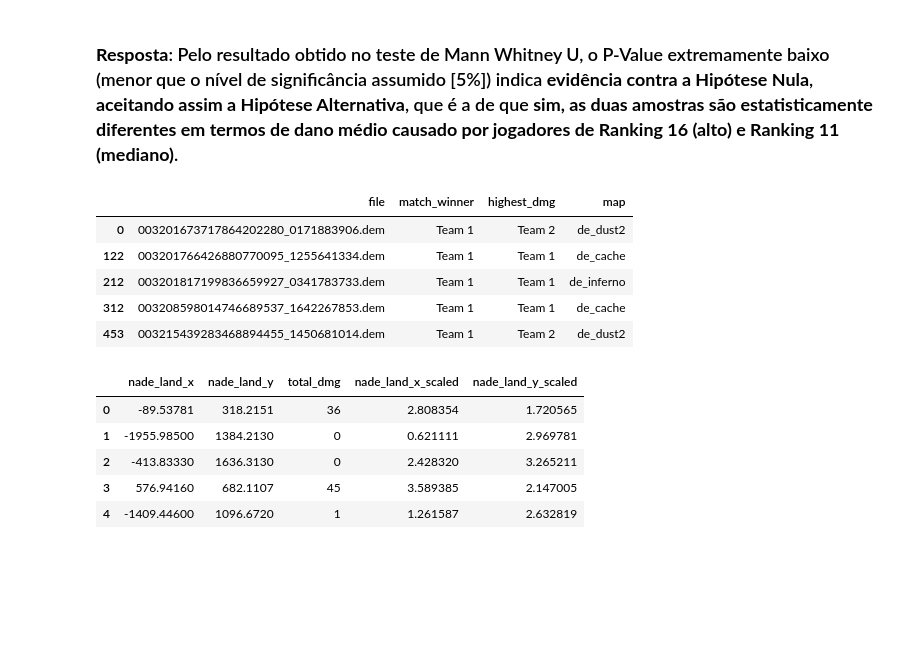
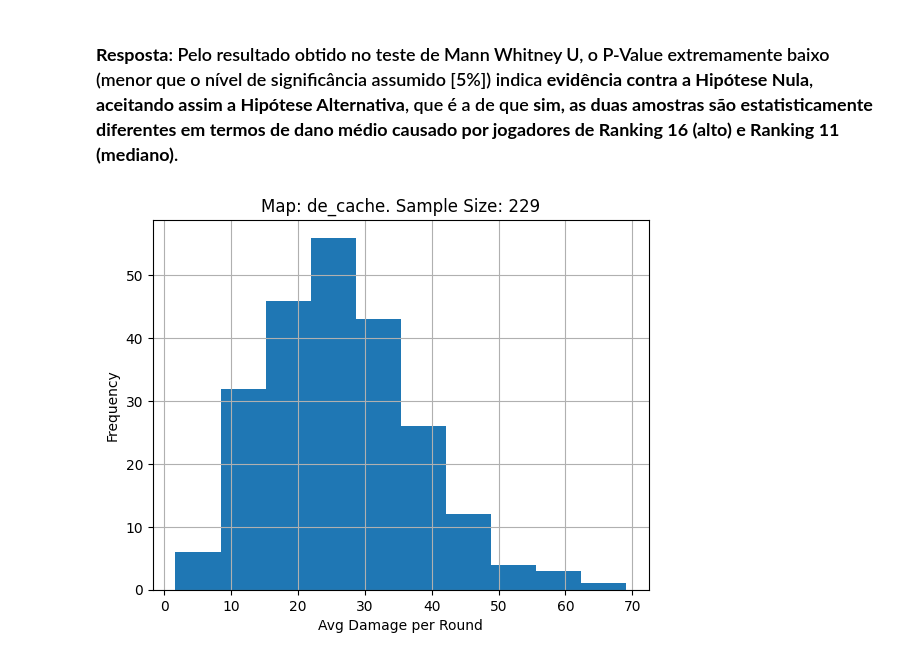
Before and after one commit to paulinhok14/Projeto_Ciencia_de_Dados_Embraer, a Jupyter notebook: projeto_ciencia_dados.ipynb, the cells around one changed output. Saved outputs shown, nothing was run; the diff lists cells and outputs as text; code cells hidden in the pictures; blank space fills up the shorter version.

```diff
--- a/projeto_ciencia_dados.ipynb
+++ b/projeto_ciencia_dados.ipynb
@@ -458,21 +457,32 @@ stats.mannwhitneyu(highest_rank_avg_dmg_per_round_in_a_match['total_dmg'], media
 MannwhitneyuResult(statistic=5528.5, pvalue=3.4247086464265766e-05)
 # %% [markdown]
 ### **Resposta**: Pelo resultado obtido no teste de Mann Whitney U, o P-Value extremamente baixo (menor que o nível de significância assumido [5%]) indica **evidência contra a Hipótese Nula**, **aceitando assim a Hipótese Alternativa**, que é a de que **sim, as duas amostras são estatisticamente diferentes em termos de dano médio causado por jogadores de Ranking 16 (alto) e Ranking 11 (mediano)**.
-# %%
-dmg_and_winner.head()
-# %% [output]
-|  | file | match_winner | highest_dmg | map |
-| 0 | 003201673717864202280_0171883906.dem | Team 1 | Team 2 | de_dust2 |
-| 122 | 003201766426880770095_1255641334.dem | Team 1 | Team 1 | de_cache |
-| 212 | 003201817199836659927_0341783733.dem | Team 1 | Team 1 | de_inferno |
-| 312 | 003208598014746689537_1642267853.dem | Team 1 | Team 1 | de_cache |
-| 453 | 003215439283468894455_1450681014.dem | Team 1 | Team 2 | de_dust2 |
-# %%
-dmg_per_position_matrix.head()
-# %% [output]
-|  | nade_land_x | nade_land_y | total_dmg | nade_land_x_scaled | nade_land_y_scaled |
-| 0 | -89.53781 | 318.2151 | 36 | 2.808354 | 1.720565 |
-| 1 | -1955.98500 | 1384.2130 | 0 | 0.621111 | 2.969781 |
-| 2 | -413.83330 | 1636.3130 | 0 | 2.428320 | 3.265211 |
-| 3 | 576.94160 | 682.1107 | 45 | 3.589385 | 2.147005 |
-| 4 | -1409.44600 | 1096.6720 | 1 | 1.261587 | 2.632819 |
+# %%
+# Realizando mais um Teste de Hipóteses, agora para o cenário de Mapas. A diferença de dano médio por round é significativa entre um mapa e outro? Serão coletados 2
+# da amostra de mapas para análise. Pelo método de Comparação de Proporções, vimos que com um grau de confiança de 90% pode-se afirmar que há correlação entre
+# o time que deu mais dano com granadas na partida e o respectivo time vencedor da partida.
+
+# Irei comparar os mapas com maiores amostras e com maior diferença de percentual.
+# 'de_cache' = 66,67% com amostra de +200. 'de_dust' = 54,80% com amostra de +200
+
+# Df com o Dano Médio por Round, por partida com a info de mapa
+avg_dmg_per_round = pd.merge(dmg_consolidated, mm_csgo_data[['file', 'map']].drop_duplicates(), on='file')
+avg_dmg_per_round['total_dmg'] = avg_dmg_per_round['avg_dmg_per_round_t1'] + avg_dmg_per_round['avg_dmg_per_round_t2']
+del avg_dmg_per_round['avg_dmg_per_round_t1']
+del avg_dmg_per_round['avg_dmg_per_round_t2']
+
+# Df Dano Médio por Round: 'de_cache'
+de_cache_avg_dmg_per_round = avg_dmg_per_round[avg_dmg_per_round['map'] == 'de_cache']
+
+# Df Dano Médio por Round: 'de_dust2'
+de_dust2_avg_dmg_per_round = avg_dmg_per_round[avg_dmg_per_round['map'] == 'de_dust2']
+
+# Histograma de Dano Médio por Round 'de_cache'
+plt.hist(de_cache_avg_dmg_per_round['total_dmg'])
+plt.grid(True)
+plt.xlabel('Avg Damage per Round')
+plt.ylabel('Frequency')
+plt.title('Map: de_cache. Sample Size: '+ str(len(de_cache_avg_dmg_per_round['file'].unique())))
+plt.show()
+# %% [output]
+[figure, added]
```
Also changed, not shown: parts of 8 cells of this notebook.
